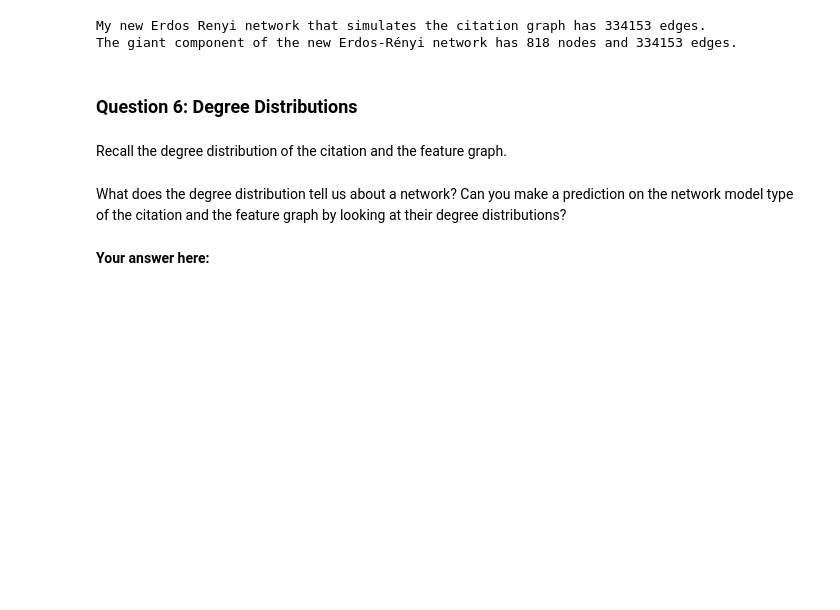
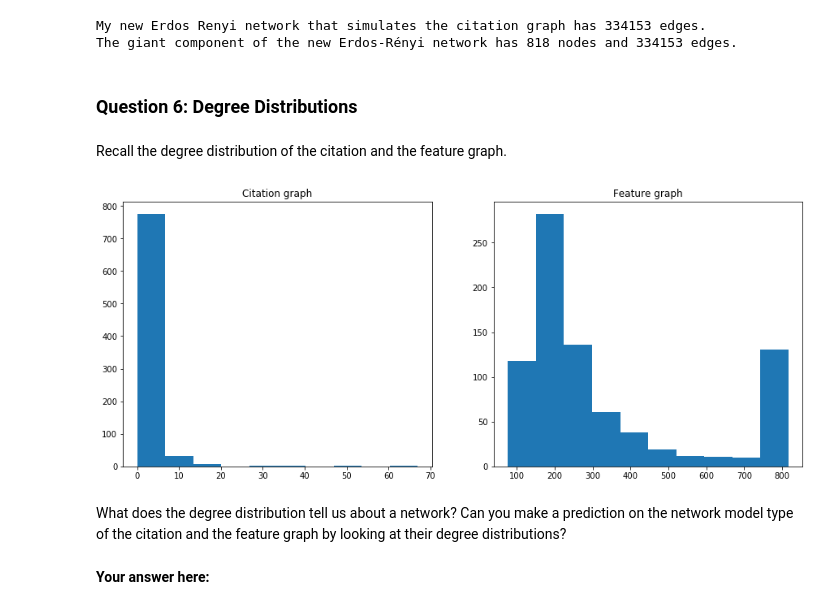
Before and after one commit to aaag97/ntds-projects, a Jupyter notebook: 1_network_science_merge.ipynb, the cells around one changed output. Saved outputs shown, nothing was run; the diff lists cells and outputs as text; code cells hidden in the pictures; blank space fills up the shorter version.

```diff
--- a/1_network_science_merge.ipynb
+++ b/1_network_science_merge.ipynb
@@ -572,11 +572,13 @@ Recall the degree distribution of the citation and the feature graph.
 # %%
 fig, axes = plt.subplots(1, 2, figsize=(15, 6))
 axes[0].set_title('Citation graph')
-citation_degrees = # Your code here.
+citation_degrees = np.array([sum(A_citation[i,:]) for i in range(0,A_citation.shape[0])])
 axes[0].hist(citation_degrees);
 axes[1].set_title('Feature graph')
-feature_degrees = # Your code here.
+feature_degrees = np.array([sum(A_feature[i,:]) for i in range(0,A_feature.shape[0])])
 axes[1].hist(feature_degrees);
+# %% [output]
+[figure, added]
 # %% [markdown]
 What does the degree distribution tell us about a network? Can you make a prediction on the network model type of the citation and the feature graph by looking at their degree distributions?
 # %% [markdown]
```
Also changed, not shown: parts of 6 cells of this notebook.
